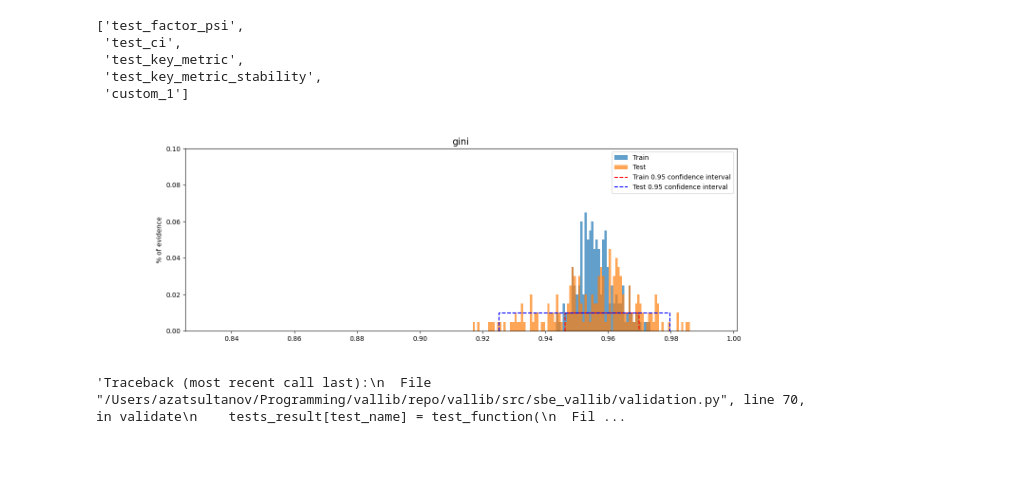
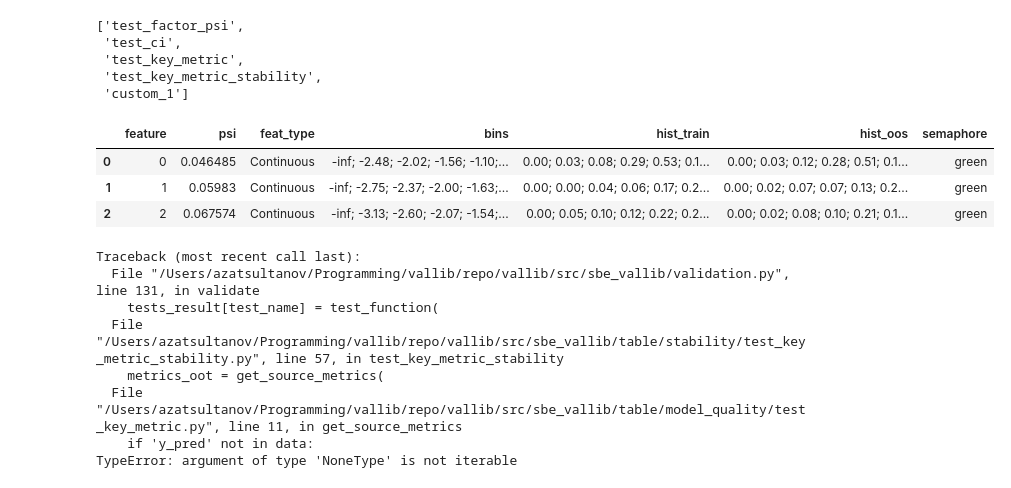
Before and after one commit to SultanovAR/show_vallib, a Jupyter notebook: presentation/presentation.ipynb, the cells around one changed output. Saved outputs shown, nothing was run; the diff lists cells and outputs as text; code cells hidden in the pictures; blank space fills up the shorter version.

Commit message:
import fix, test_psi_factor refined

```diff
--- a/presentation/presentation.ipynb
+++ b/presentation/presentation.ipynb
@@ -310,10 +316,20 @@ list(res.keys())
  'test_key_metric_stability',
  'custom_1']
 # %%
-res['test_ci']['result_plots'][0]
+res['test_factor_psi']['result_dataframes'][0]
 # %% [output]
-[figure, removed]
+|  | feature | psi | feat_type | bins | hist_train | hist_oos | semaphore |
+| 0 | 0 | 0.046485 | Continuous | -inf; -2.48; -2.02; -1.56; -1.10;... | 0.00; 0.03; 0.08; 0.29; 0.53; 0.1... | 0.00; 0.03; 0.12; 0.28; 0.51; 0.1... | green |
+| 1 | 1 | 0.05983 | Continuous | -inf; -2.75; -2.37; -2.00; -1.63;... | 0.00; 0.00; 0.04; 0.06; 0.17; 0.2... | 0.00; 0.02; 0.07; 0.07; 0.13; 0.2... | green |
+| 2 | 2 | 0.067574 | Continuous | -inf; -3.13; -2.60; -2.07; -1.54;... | 0.00; 0.05; 0.10; 0.12; 0.22; 0.2... | 0.00; 0.02; 0.08; 0.10; 0.21; 0.1... | green |
-# %%
-res['test_key_metric_stability']['semaphore']
-# %% [output]
-'Traceback (most recent call last):\n  File "/Users/azatsultanov/Programming/vallib/repo/vallib/src/sbe_vallib/validation.py", line 70, in validate\n    tests_result[test_name] = test_function(\n  Fil ...
+# %%
+print(res['test_key_metric_stability']['result_dataframes'][0]['error'][0])
+# %% [output]
+Traceback (most recent call last):
+  File "/Users/azatsultanov/Programming/vallib/repo/vallib/src/sbe_vallib/validation.py", line 131, in validate
+    tests_result[test_name] = test_function(
+  File "/Users/azatsultanov/Programming/vallib/repo/vallib/src/sbe_vallib/table/stability/test_key_metric_stability.py", line 57, in test_key_metric_stability
+    metrics_oot = get_source_metrics(
+  File "/Users/azatsultanov/Programming/vallib/repo/vallib/src/sbe_vallib/table/model_quality/test_key_metric.py", line 11, in get_source_metrics
+    if 'y_pred' not in data:
+TypeError: argument of type 'NoneType' is not iterable
```
Also changed, not shown: parts of 11 cells of this notebook, 3 other files.
